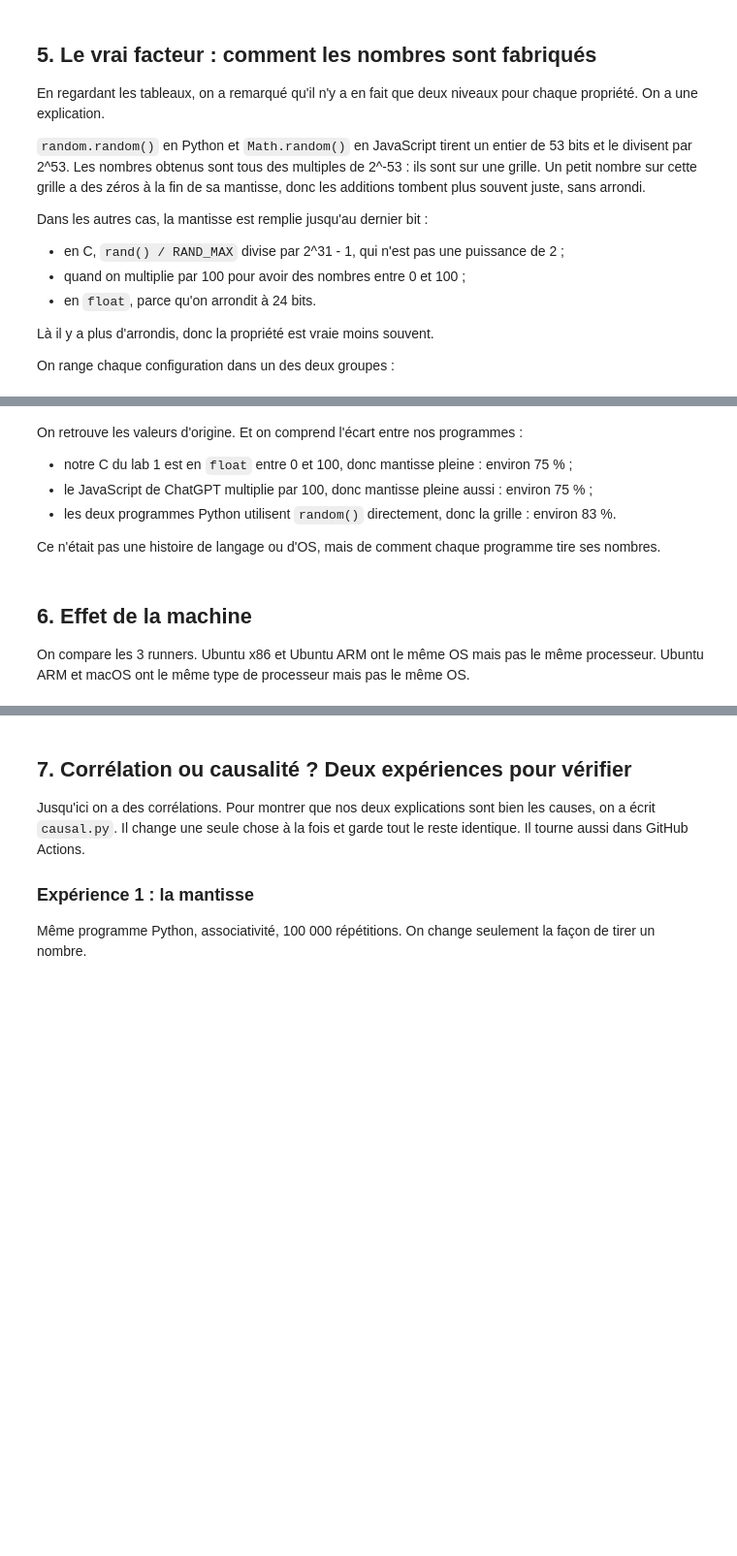
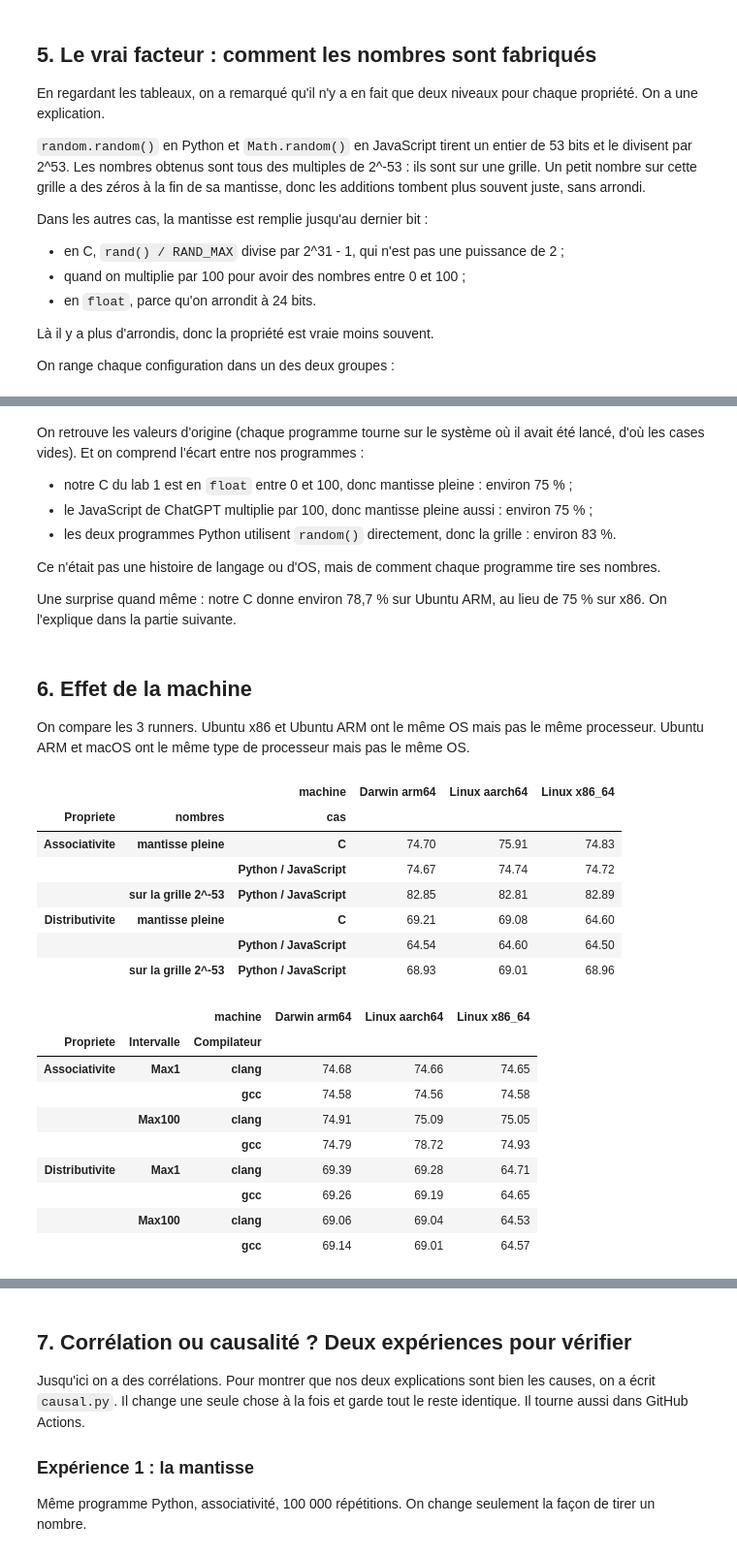
Before and after one commit to Fantinl/Reproductibilit-, a Jupyter notebook: analyse.ipynb, the cells around one changed output, grey strips where cells are left out. Shown at 97% size. Drawn from its saved outputs; the diff is of its cells as text; code cells hidden in the pictures; blank space fills up the shorter version.

```diff
--- a/analyse.ipynb
+++ b/analyse.ipynb
@@ -135,15 +222,40 @@ labs.merge(ancres, on="config_id")
 # %% [markdown]
-On retrouve les valeurs d'origine. Et on comprend l'écart entre nos programmes :
+On retrouve les valeurs d'origine (chaque programme tourne sur le système où il avait été lancé, d'où les cases vides). Et on comprend l'écart entre nos programmes :
 
 - notre C du lab 1 est en `float` entre 0 et 100, donc mantisse pleine : environ 75 % ;
 - le JavaScript de ChatGPT multiplie par 100, donc mantisse pleine aussi : environ 75 % ;
 - les deux programmes Python utilisent `random()` directement, donc la grille : environ 83 %.
 
 Ce n'était pas une histoire de langage ou d'OS, mais de comment chaque programme tire ses nombres.
+
+Une surprise quand même : notre C donne environ 78,7 % sur Ubuntu ARM, au lieu de 75 % sur x86. On l'explique dans la partie suivante.
 # %% [markdown]
 ## 6. Effet de la machine
 
 On compare les 3 runners. Ubuntu x86 et Ubuntu ARM ont le même OS mais pas le même processeur. Ubuntu ARM et macOS ont le même type de processeur mais pas le même OS.
 # %%
 df["cas"] = df["Language"].where(df["Language"] == "C", "Python / JavaScript")
-df.pivot_table(index=["Propriete", "nombres", "cas"], columns="machine", values="percentage", aggfunc="mean")
+display(df.pivot_table(index=["Propriete", "nombres", "cas"], columns="machine", values="percentage", aggfunc="mean"))
+
+# le détail pour le C
+df[df["Language"] == "C"].pivot_table(index=["Propriete", "Intervalle", "Compilateur"], columns="machine",
+                                      values="percentage", aggfunc="mean")
+# %% [output]
+|  |  | machine | Darwin arm64 | Linux aarch64 | Linux x86_64 |
+| Propriete | nombres | cas |  |  |  |
+| Associativite | mantisse pleine | C | 74.70 | 75.91 | 74.83 |
+|  |  | Python / JavaScript | 74.67 | 74.74 | 74.72 |
+|  | sur la grille 2^-53 | Python / JavaScript | 82.85 | 82.81 | 82.89 |
+| Distributivite | mantisse pleine | C | 69.21 | 69.08 | 64.60 |
+|  |  | Python / JavaScript | 64.54 | 64.60 | 64.50 |
+|  | sur la grille 2^-53 | Python / JavaScript | 68.93 | 69.01 | 68.96 |
+|  |  | machine | Darwin arm64 | Linux aarch64 | Linux x86_64 |
+| Propriete | Intervalle | Compilateur |  |  |  |
+| Associativite | Max1 | clang | 74.68 | 74.66 | 74.65 |
+|  |  | gcc | 74.58 | 74.56 | 74.58 |
+|  | Max100 | clang | 74.91 | 75.09 | 75.05 |
+|  |  | gcc | 74.79 | 78.72 | 74.93 |
+| Distributivite | Max1 | clang | 69.39 | 69.28 | 64.71 |
+|  |  | gcc | 69.26 | 69.19 | 64.65 |
+|  | Max100 | clang | 69.06 | 69.04 | 64.53 |
+|  |  | gcc | 69.14 | 69.01 | 64.57 |
```
Also changed, not shown: parts of 20 cells of this notebook, 2 other files.
